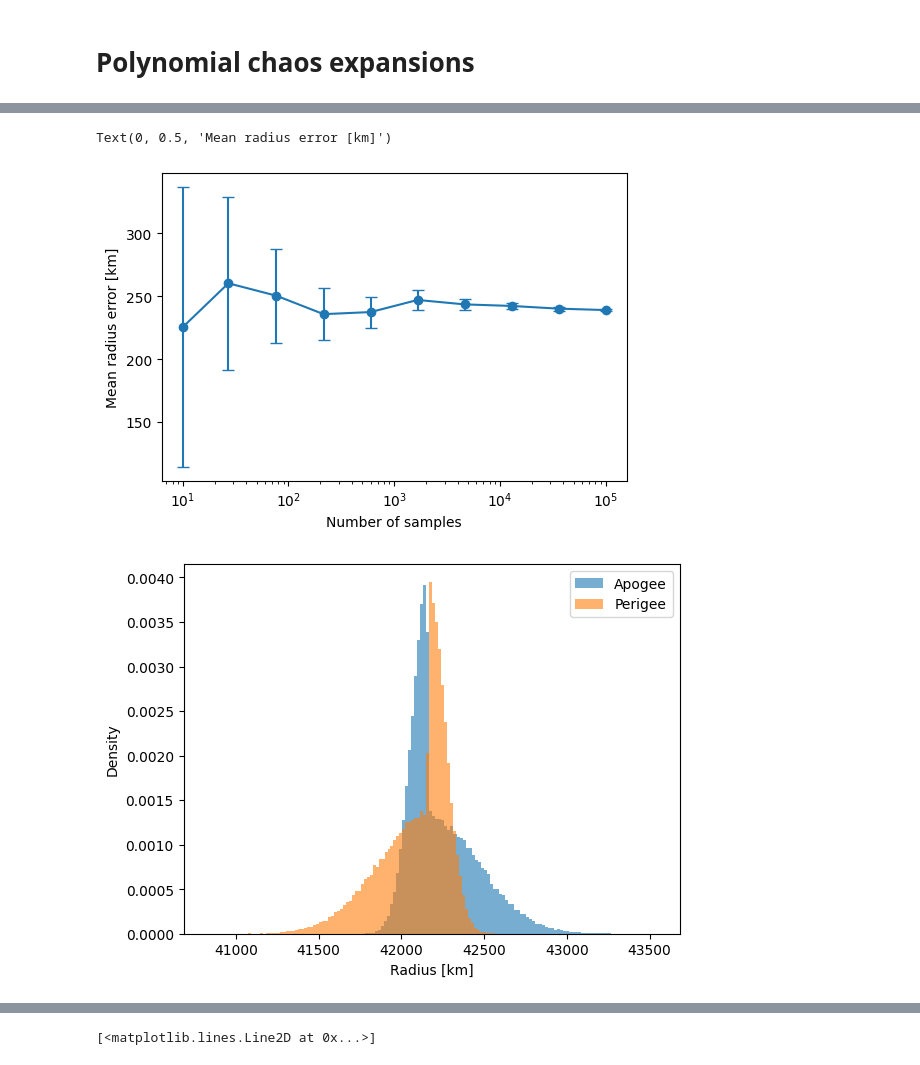
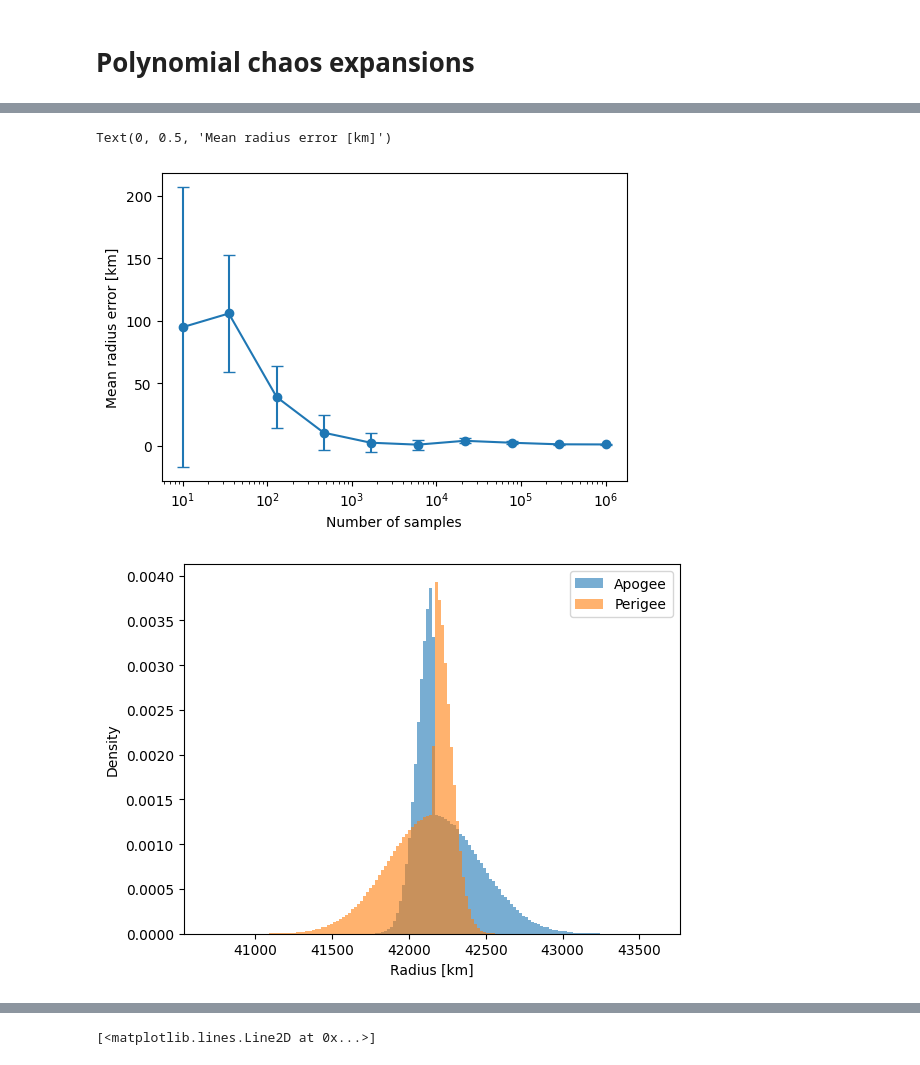
Before and after one commit to PineTreeLabs/archimedes, a Jupyter notebook: docs/source/tutorials/approximation/pce.ipynb, the cells around one changed output, grey strips where cells are left out. Drawn from its saved outputs; the diff is of its cells as text; code cells hidden in the pictures.

```diff
--- a/docs/source/tutorials/approximation/pce.ipynb
+++ b/docs/source/tutorials/approximation/pce.ipynb
@@ -58,7 +58,7 @@ sigma_dnu = np.radians(0.1)  # True anomaly dispersion [rad]
 sigma_dv_mag = 5.0  # Delta-v magnitude dispersion [m/s]
 sigma_dv_dir = np.radians(0.3)  # Delta-v direction dispersion [rad]
 
-n_samples = 100000
+n_samples = 1_000_000
 e_samples = np.zeros(n_samples)
 r_a_samples = np.zeros(n_samples)
 r_p_samples = np.zeros(n_samples)
@@ -96,20 +104,20 @@ Kurtosis: 3.0075
 # %%
 
 n_conv = np.logspace(1, np.log10(n_samples), num=10, dtype=int)
 r_err_mean = np.zeros_like(n_conv, dtype=float)
 r_err_std = np.zeros_like(n_conv, dtype=float)
 for (i, n) in enumerate(n_conv):
-    r_err_mean[i] = np.mean(np.abs(r_err[:n]))
+    r_err_mean[i] = np.mean(r_err[:n])
     r_err_std[i] = np.std(r_err[:n]) / np.sqrt(n)
 
 fig, ax = plt.subplots(1, 1, figsize=(6, 4))
 ax.errorbar(n_conv, r_err_mean / 1e3, yerr=r_err_std / 1e3, fmt="o-", capsize=4)
 ax.set_xscale("log")
 ax.set_xlabel("Number of samples")
 ax.set_ylabel("Mean radius error [km]")
 # %% [output]
 Text(0, 0.5, 'Mean radius error [km]')
-[figure, old version]
+[figure, new version]
 # %%
 import matplotlib.pyplot as plt
 plt.hist(r_a_samples / 1e3, bins=100, density=True, alpha=0.6, label="Apogee")
@@ -119,7 +127,7 @@ plt.xlabel("Radius [km]")
 plt.ylabel("Density")
 plt.show()
 # %% [output]
-[figure, old version]
+[figure, new version]
 # %%
 import matplotlib.pyplot as plt
 plt.hist(e_samples, bins=50, density=True)
```
Also changed, not shown: parts of 9 cells of this notebook, 5 other files.
